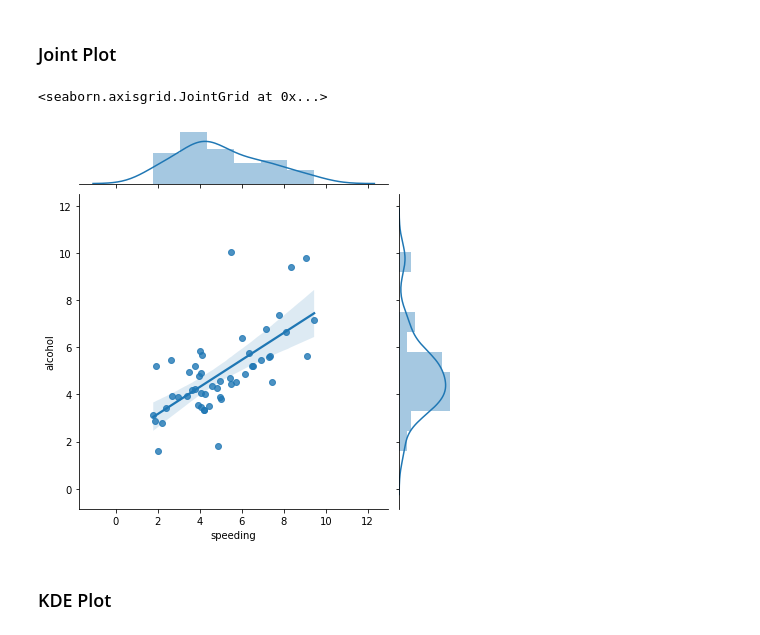
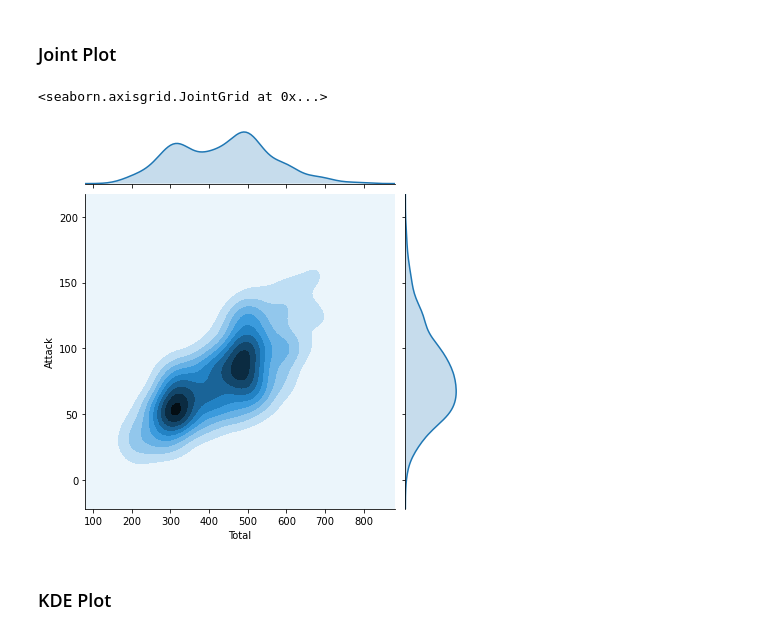
Before and after one commit to Elusive7733/Learning, a Jupyter notebook: Languages/Python_Libraries/Seaborn/Seaborn.ipynb, the cells around one changed output. Drawn from its saved outputs; the diff is of its cells as text; code cells hidden in the pictures.

```diff
--- a/Languages/Python_Libraries/Seaborn/Seaborn.ipynb
+++ b/Languages/Python_Libraries/Seaborn/Seaborn.ipynb
@@ -30,5 +24,5 @@ cs_df = pd.read_csv('ComputerSales.csv')
 print(sns.get_dataset_names())
 
 # Load a built in dataset based on US State car crash percentages
-crash_df = sns.load_dataset('car_crashes')
+pokemon_df = pd.read_csv('modified_pokemon.csv')
 # %% [output]
@@ -55,15 +47,15 @@ sns.distplot(crash_df['not_distracted'], kde=False, bins=25)
 ### Joint Plot
 # %%
 # Jointplot compares 2 distributions and plots a scatter plot by default
-# As we can see as people tend to speed they also tend to drink & drive
+# As we can good pokemon have high attacks
 # With kind you can create a regression line with kind='reg'
 # You can create a 2D KDE with kind='kde'
 # Kernal Density Estimation estimates the distribution of data
 # You can create a hexagon distribution with kind='hex'
-sns.jointplot(x='speeding', y='alcohol', data=crash_df, kind='reg')
+sns.jointplot(x='Total', y='Attack', data=pokemon_df, kind='kde')
 # %% [output]
 <seaborn.axisgrid.JointGrid at 0x...>
-[figure, old version]
+[figure, new version]
 # %% [markdown]
 ### KDE Plot
 # %%
```
Also changed, not shown: parts of 7 cells of this notebook, 2 other files.
